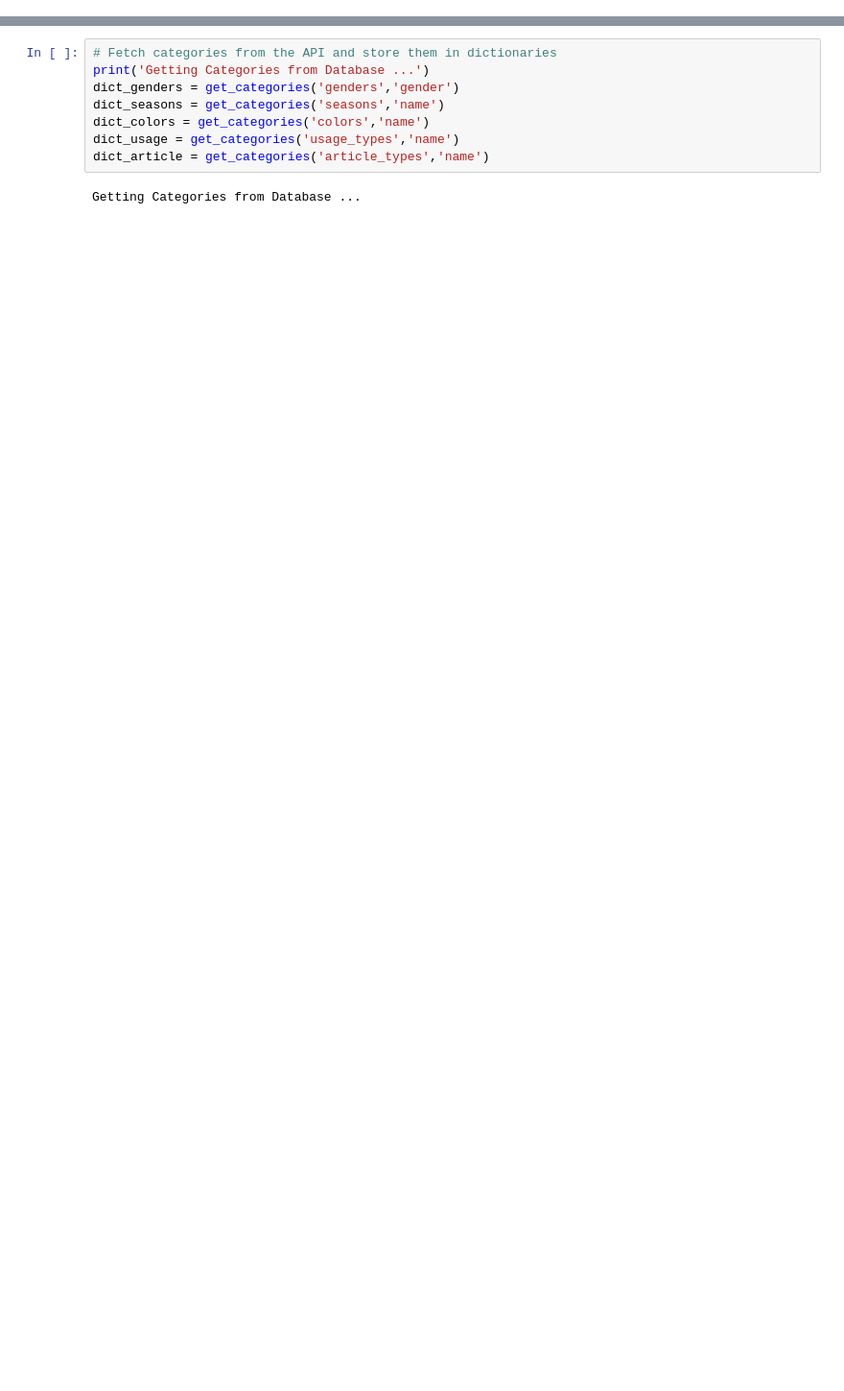
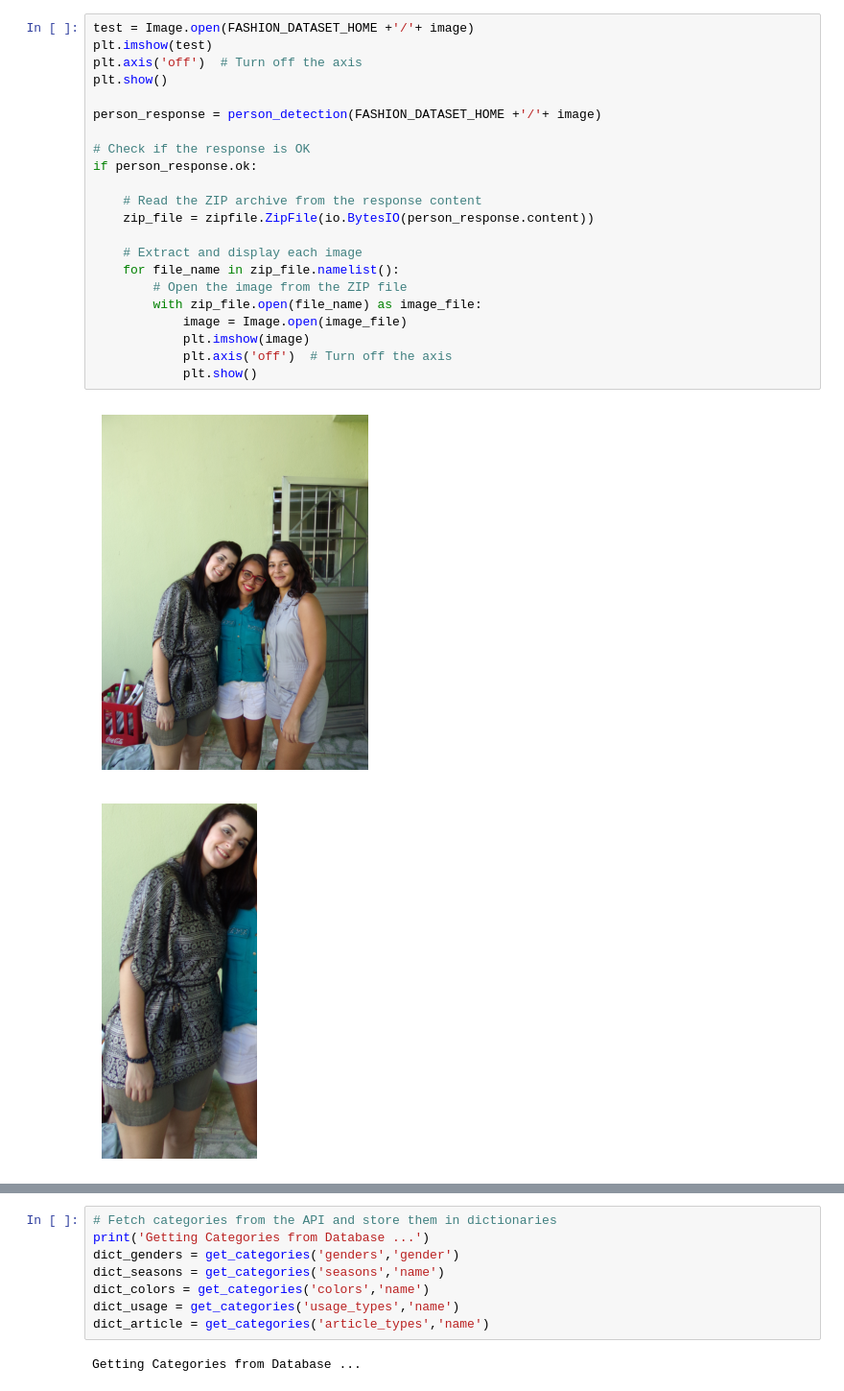
Before and after one commit to JhonatanCaldeira/dressing_virtuel_data_collector, a Jupyter notebook: app_test.ipynb, the cells around one changed output, grey strips where cells are left out. Shown at 96% size. Drawn from its saved outputs; the diff is of its cells as text; blank space fills up the shorter version.

Commit message:
Model Detection

```diff
--- a/app_test.ipynb
+++ b/app_test.ipynb
@@ -78,0 +117,25 @@ def seg_fullbody_evaluation(image_path):
+# %%
+test = Image.open(FASHION_DATASET_HOME +'/'+ image)
+plt.imshow(test)
+plt.axis('off')  # Turn off the axis
+plt.show()
+
+person_response = person_detection(FASHION_DATASET_HOME +'/'+ image)
+
+# Check if the response is OK
+if person_response.ok:
+
+    # Read the ZIP archive from the response content
+    zip_file = zipfile.ZipFile(io.BytesIO(person_response.content))
+
+    # Extract and display each image
+    for file_name in zip_file.namelist():
+        # Open the image from the ZIP file
+        with zip_file.open(file_name) as image_file:
+            image = Image.open(image_file)
+            plt.imshow(image)
+            plt.axis('off')  # Turn off the axis
+            plt.show()
+# %% [output]
+[figure, added]
+[figure, added]
```
Also changed, not shown: parts of 5 cells of this notebook, 4 other files.
